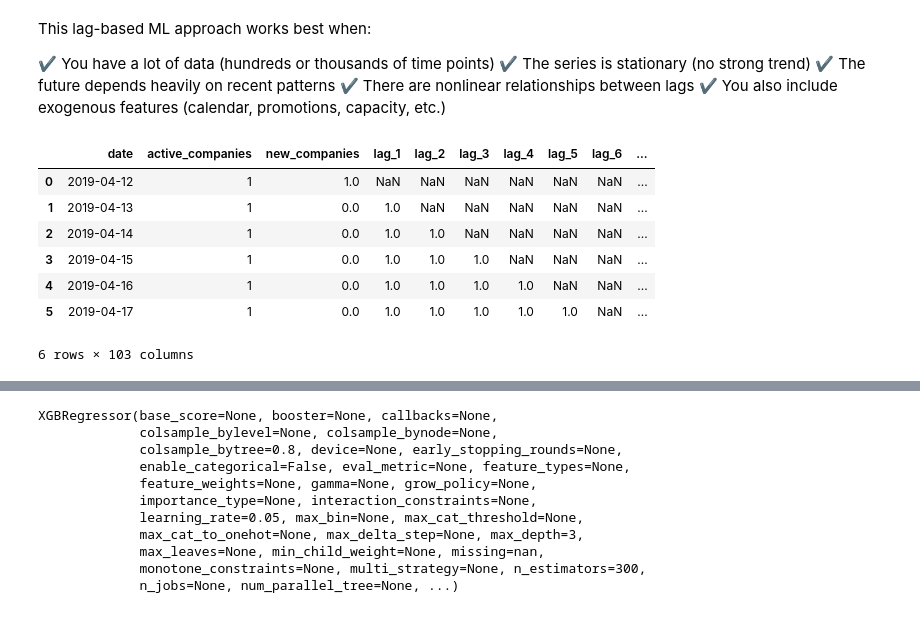
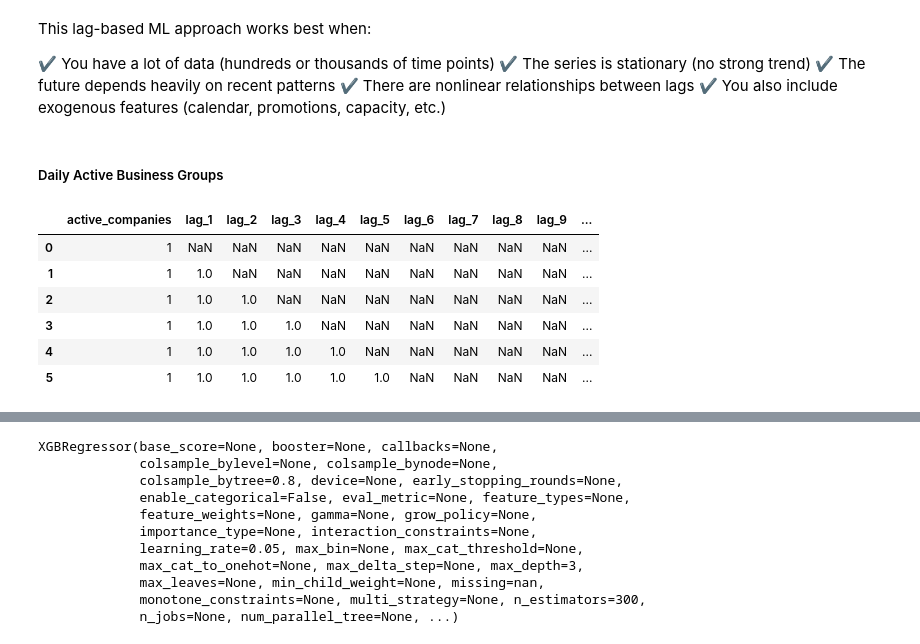
Before and after one commit to LinaMRuizG/Data-Analyst-Automation-Specialist-Test-Trial, a Jupyter notebook: solution.ipynb, the cells around one changed output, grey strips where cells are left out. Cells and saved outputs as stored; diff of their text form; code cells hidden in the pictures.

```diff
--- a/solution.ipynb
+++ b/solution.ipynb
@@ -873,7 +864,8 @@ np.float64(937.454149942771)
 # %% [markdown]
 #### **CAGR**
 # %%
-# --- Convert to yearly end-of-year values ---
+# convert to yearly end-of-year values
+temporal_series = temporal_series[temporal_series.index>"2020"]
 year_end = temporal_series["active_companies"].resample("Y").last()
 year_end.index = year_end.index.year  # cleaner index (year as int)
 
@@ -939,20 +930,24 @@ This lag-based ML approach works best when:
 ✔ The future depends heavily on recent patterns
 ✔ There are nonlinear relationships between lags
 ✔ You also include exogenous features (calendar, promotions, capacity, etc.)
+# %% [markdown]
+##### Daily Active Business Groups
 # %%
 df = temporal_series.copy()
+df = df.reset_index()
+df = df.drop(columns=["new_companies","date"])
+
 
 # Create 100 lag features
-for i in range(1, 101):
+for i in range(1, 20):
     df[f"lag_{i}"] = df["active_companies"].shift(i)
 
 df.head(6)
 # %% [output]
-|  | date | active_companies | new_companies | lag_1 | lag_2 | lag_3 | lag_4 | lag_5 | lag_6 | ... |
-| 0 | 2019-04-12 | 1 | 1.0 | NaN | NaN | NaN | NaN | NaN | NaN | ... |
-| 1 | 2019-04-13 | 1 | 0.0 | 1.0 | NaN | NaN | NaN | NaN | NaN | ... |
-| 2 | 2019-04-14 | 1 | 0.0 | 1.0 | 1.0 | NaN | NaN | NaN | NaN | ... |
-| 3 | 2019-04-15 | 1 | 0.0 | 1.0 | 1.0 | 1.0 | NaN | NaN | NaN | ... |
-| 4 | 2019-04-16 | 1 | 0.0 | 1.0 | 1.0 | 1.0 | 1.0 | NaN | NaN | ... |
-| 5 | 2019-04-17 | 1 | 0.0 | 1.0 | 1.0 | 1.0 | 1.0 | 1.0 | NaN | ... |
+|  | active_companies | lag_1 | lag_2 | lag_3 | lag_4 | lag_5 | lag_6 | lag_7 | lag_8 | lag_9 | ... |
+| 0 | 1 | NaN | NaN | NaN | NaN | NaN | NaN | NaN | NaN | NaN | ... |
+| 1 | 1 | 1.0 | NaN | NaN | NaN | NaN | NaN | NaN | NaN | NaN | ... |
+| 2 | 1 | 1.0 | 1.0 | NaN | NaN | NaN | NaN | NaN | NaN | NaN | ... |
+| 3 | 1 | 1.0 | 1.0 | 1.0 | NaN | NaN | NaN | NaN | NaN | NaN | ... |
+| 4 | 1 | 1.0 | 1.0 | 1.0 | 1.0 | NaN | NaN | NaN | NaN | NaN | ... |
+| 5 | 1 | 1.0 | 1.0 | 1.0 | 1.0 | 1.0 | NaN | NaN | NaN | NaN | ... |
-6 rows × 103 columns
```
Also changed, not shown: parts of 29 cells of this notebook.
